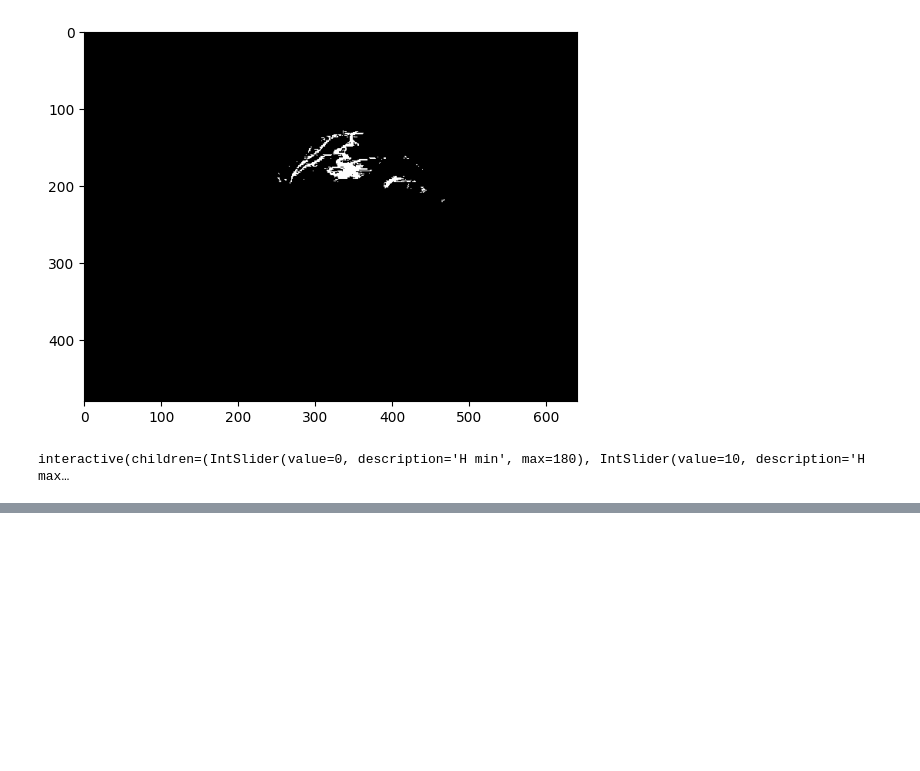
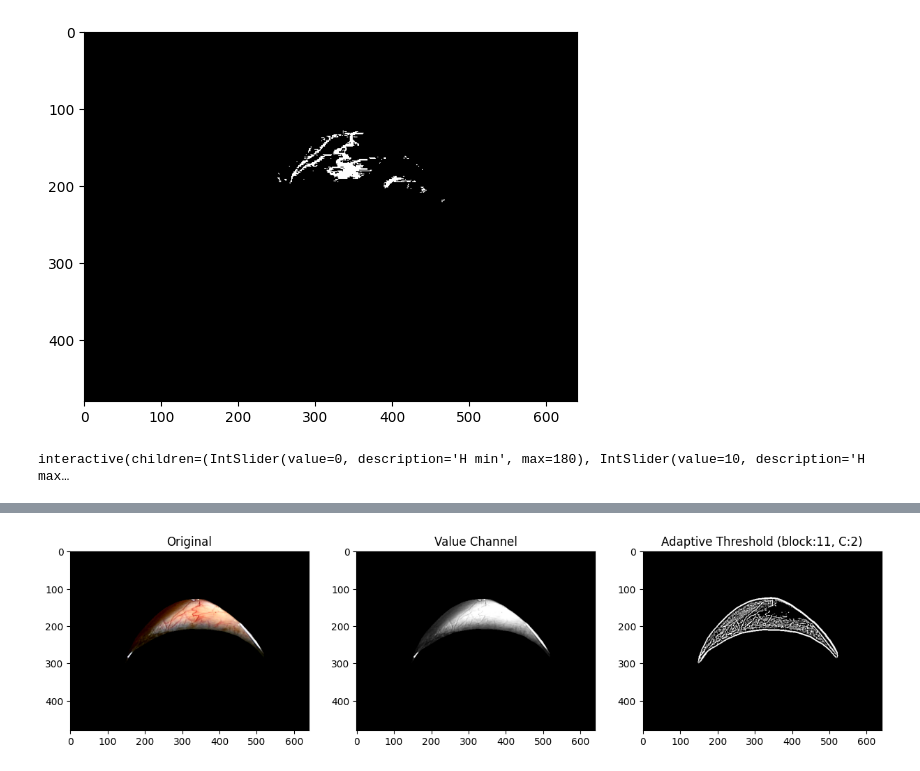
Before and after one commit to endaaman/ketsu, a Jupyter notebook: note_cv.ipynb, the cells around one changed output, grey strips where cells are left out. Drawn from its saved outputs; the diff is of its cells as text; code cells hidden in the pictures; blank space fills up the shorter version.

```diff
--- a/note_cv.ipynb
+++ b/note_cv.ipynb
@@ -75,62 +72,34 @@ widgets.interactive(update_mask,
 # %% [output]
 interactive(children=(IntSlider(value=0, description='H min', max=180), IntSlider(value=10, description='H max…
 # %%
-import ipywidgets as widgets
-from IPython.display import display
+# 結膜マスク内の画像を取得
+hsv_img = cv2.cvtColor(conj_image, cv2.COLOR_RGB2HSV)
 
-def update_mask(h_min, h_max, s_min, v_min, block_size, c_value, use_adaptive):
-    hsv_img = cv2.cvtColor(conj_image, cv2.COLOR_RGB2HSV)
-    lower_red = np.array([h_min, s_min, v_min])
-    upper_red = np.array([h_max, 255, 255])
+# Value channelを取得
+v_channel = hsv_img[:, :, 2]
 
-    # 通常のカラーベースのマスク
-    red_mask = cv2.inRange(hsv_img, lower_red, upper_red)
+# Adaptive Thresholdingを適用
+block_size = 11  # 奇数である必要がある
+C = 2
+binary = cv2.adaptiveThreshold(
+    v_channel,
+    255,
+    cv2.ADAPTIVE_THRESH_GAUSSIAN_C,
+    cv2.THRESH_BINARY_INV,
+    block_size,
+    C
+)
 
-    if use_adaptive:
-        # グレースケールに変換
-        gray = cv2.cvtColor(conj_image, cv2.COLOR_BGR2GRAY)
-        # Adaptive Thresholding を適用
-        adaptive_mask = cv2.adaptiveThreshold(
-            gray,
-            255,
-            cv2.ADAPTIVE_THRESH_GAUSSIAN_C,
-            cv2.THRESH_BINARY,
-            block_size,
-            c_value
-        )
-        # 両方のマスクを組み合わせる
-        final_mask = cv2.bitwise_and(red_mask, adaptive_mask)
-    else:
-        final_mask = red_mask
-
-    plt.figure(figsize=(15,5))
-    plt.subplot(131)
-    plt.imshow(conj_image)
-    plt.title('Original')
-    plt.subplot(132)
-    plt.imshow(red_mask, cmap='gray')
-    plt.title('Color Mask')
-    plt.subplot(133)
-    plt.imshow(final_mask, cmap='gray')
-    plt.title('Final Mask')
-    plt.show()
-
-# スライダーの作成
-h_min_slider = widgets.IntSlider(value=0, min=0, max=180, description='H min')
-h_max_slider = widgets.IntSlider(value=10, min=0, max=180, description='H max')
-s_min_slider = widgets.IntSlider(value=120, min=0, max=255, description='S min')
-v_min_slider = widgets.IntSlider(value=120, min=0, max=255, description='V min')
-block_size_slider = widgets.IntSlider(value=11, min=3, max=99, step=2, description='Block Size')
-c_value_slider = widgets.IntSlider(value=2, min=-50, max=50, description='C value')
-use_adaptive = widgets.Checkbox(value=False, description='Use Adaptive')
-
-# インタラクティブな表示を作成
-widgets.interactive(update_mask,
-                   h_min=h_min_slider,
-                   h_max=h_max_slider,
-                   s_min=s_min_slider,
-                   v_min=v_min_slider,
-                   block_size=block_size_slider,
-                   c_value=c_value_slider,
-                   use_adaptive=use_adaptive)
+# 結果表示
+plt.figure(figsize=(15, 5))
+plt.subplot(131)
+plt.imshow(conj_image)
+plt.title('Original')
+plt.subplot(132)
+plt.imshow(v_channel, cmap='gray')
+plt.title('Value Channel')
+plt.subplot(133)
+plt.imshow(binary, cmap='gray')
+plt.title(f'Adaptive Threshold (block:{block_size}, C:{C})')
+plt.show()
 # %% [output]
@@ -137,0 +106 @@ interactive(children=(IntSlider(value=0, description='H min', max=180), IntSlide
+[figure, added]
```
Also changed, not shown: parts of 7 cells of this notebook, 6 other files.
